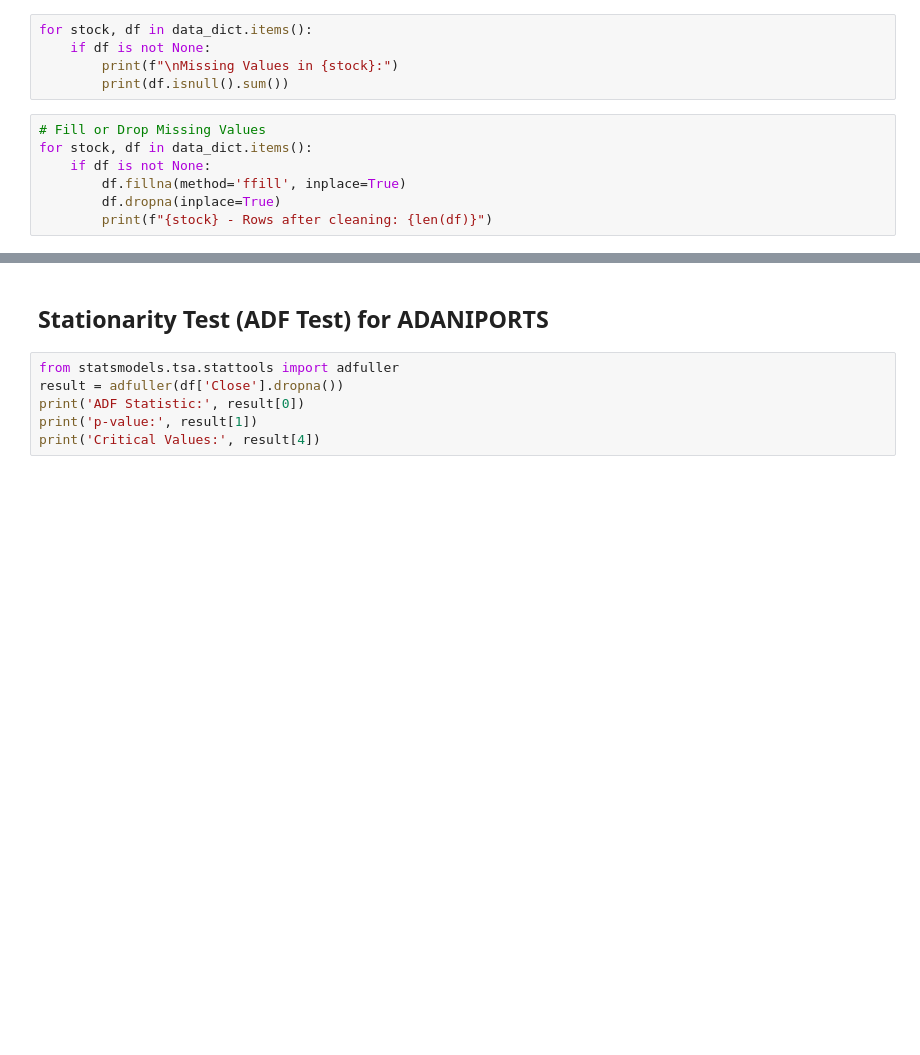
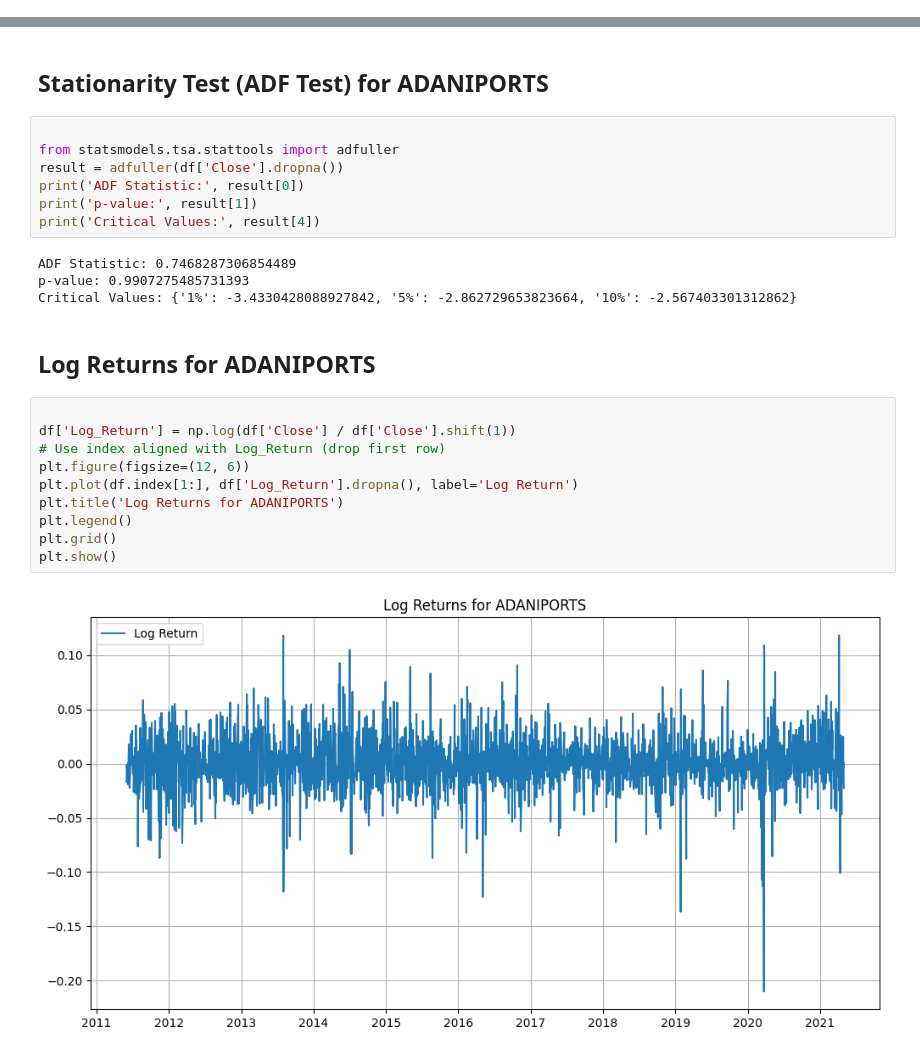
Before and after one commit to harshjoshi23/nifty50-trading-bot, a Jupyter notebook: src/detailed_Eda.ipynb, the cells around one changed output, grey strips where cells are left out. Cells and saved outputs as stored; diff of their text form; blank space fills up the shorter version.

```diff
--- a/src/detailed_Eda.ipynb
+++ b/src/detailed_Eda.ipynb
@@ -144,12 +235,0 @@ plt.show()
-# %%
-for stock, df in data_dict.items():
-    if df is not None:
-        print(f"\nMissing Values in {stock}:")
-        print(df.isnull().sum())
-# %%
-# Fill or Drop Missing Values
-for stock, df in data_dict.items():
-    if df is not None:
-        df.fillna(method='ffill', inplace=True)
-        df.dropna(inplace=True)
-        print(f"{stock} - Rows after cleaning: {len(df)}")
@@ -166,6 +247,25 @@ plt.show()
 # %%
+
 from statsmodels.tsa.stattools import adfuller
 result = adfuller(df['Close'].dropna())
 print('ADF Statistic:', result[0])
 print('p-value:', result[1])
 print('Critical Values:', result[4])
+# %% [output]
+ADF Statistic: 0.7468287306854489
+p-value: 0.9907275485731393
+Critical Values: {'1%': -3.4330428088927842, '5%': -2.862729653823664, '10%': -2.567403301312862}
+# %% [markdown]
+## Log Returns for ADANIPORTS
+# %%
+
+df['Log_Return'] = np.log(df['Close'] / df['Close'].shift(1))
+# Use index aligned with Log_Return (drop first row)
+plt.figure(figsize=(12, 6))
+plt.plot(df.index[1:], df['Log_Return'].dropna(), label='Log Return')
+plt.title('Log Returns for ADANIPORTS')
+plt.legend()
+plt.grid()
+plt.show()
+# %% [output]
+[figure, added]
```
Also changed, not shown: parts of 31 cells of this notebook, 11 other files.
